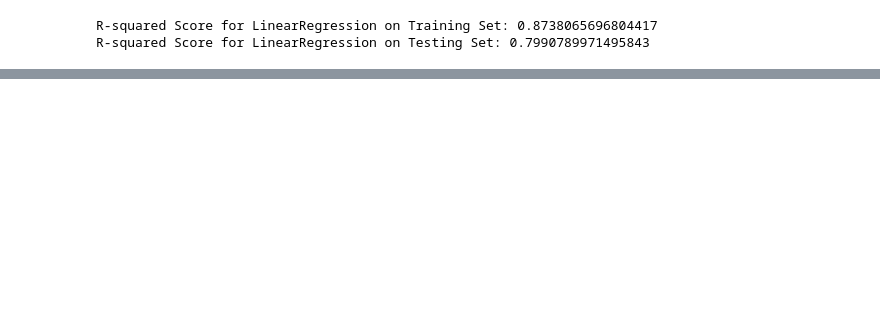
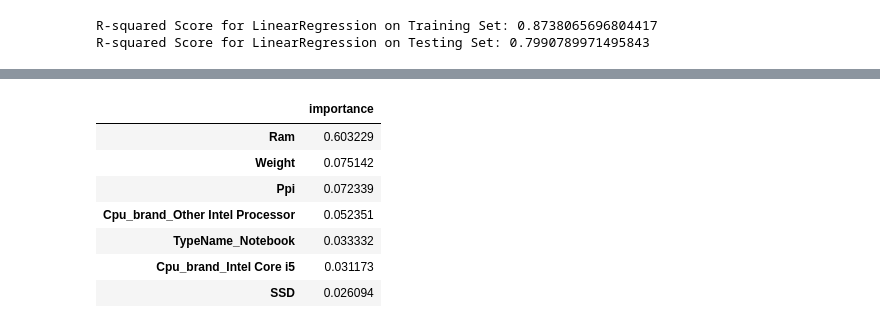
Before and after one commit to Wendy1907/Computer_Price_Prediction, a Jupyter notebook: Computer Price Prediction.ipynb, the cells around one changed output, grey strips where cells are left out. Saved outputs shown, nothing was run; the diff lists cells and outputs as text; code cells hidden in the pictures; blank space fills up the shorter version.

```diff
--- a/Computer Price Prediction.ipynb
+++ b/Computer Price Prediction.ipynb
@@ -457,0 +507,15 @@ R-squared Score for LinearRegression on Testing Set: 0.7990789971495843
+# %%
+feature_importances = pd.DataFrame(rfr.feature_importances_,
+                                   index=X.columns,
+                                   columns=['importance']).sort_values('importance', ascending=False)
+
+feature_importances.head(7)
+# %% [output]
+|  | importance |
+| Ram | 0.603229 |
+| Weight | 0.075142 |
+| Ppi | 0.072339 |
+| Cpu_brand_Other Intel Processor | 0.052351 |
+| TypeName_Notebook | 0.033332 |
+| Cpu_brand_Intel Core i5 | 0.031173 |
+| SSD | 0.026094 |
```
Also changed, not shown: parts of 47 cells of this notebook.
